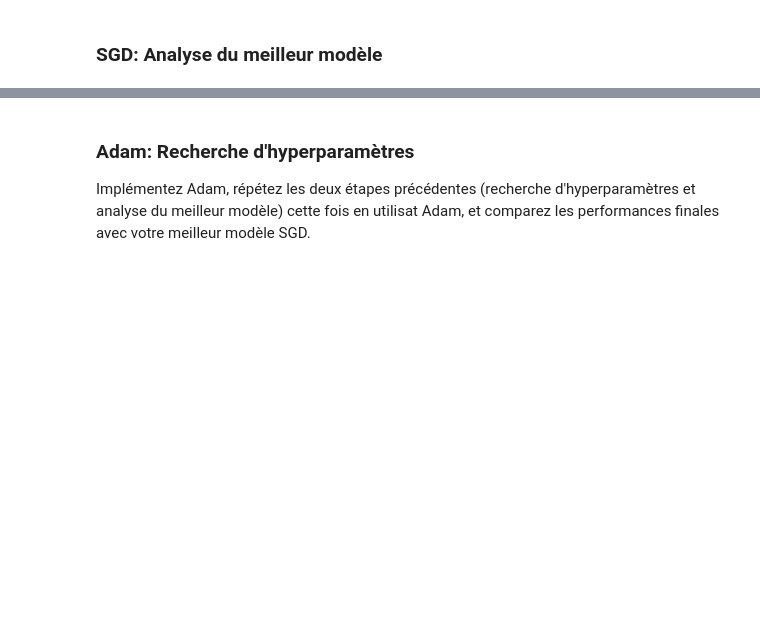
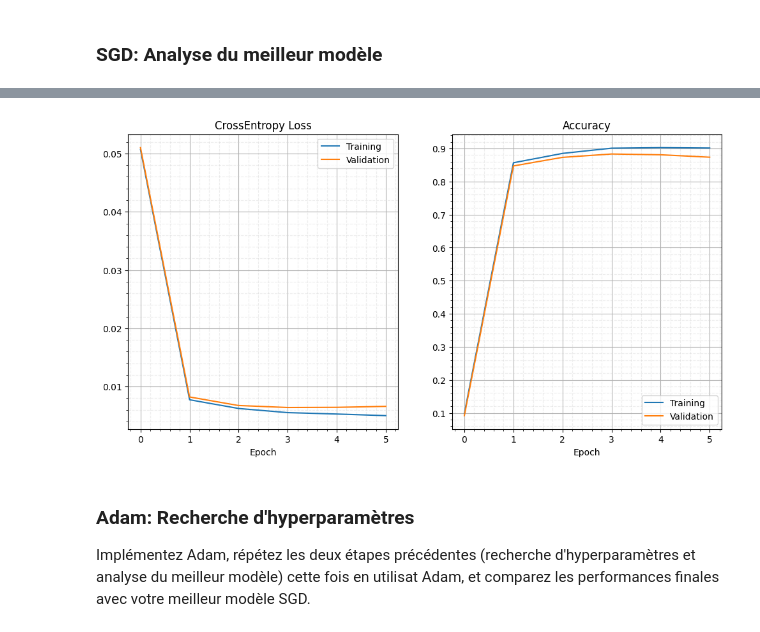
Before and after one commit to Alexndrs/Bayesian-Network-exploration, a Jupyter notebook: INF8225_TP1_H25.ipynb, the cells around one changed output, grey strips where cells are left out. Saved outputs shown, nothing was run; the diff lists cells and outputs as text; code cells hidden in the pictures; blank space fills up the shorter version.

```diff
--- a/INF8225_TP1_H25.ipynb
+++ b/INF8225_TP1_H25.ipynb
@@ -387,14 +389,14 @@ class MLPModel:
         self.params = []
 
         # première couche theta^(1) : (n_hidden_features, n_features+1)
-        self.params.append(torch.randn(n_hidden_features, n_features+1))
+        self.params.append(torch.randn(n_hidden_features, n_features+1) * torch.sqrt(torch.tensor(2.0/(n_features+1))))
 
         # Couches cachées theta^(l) : (n_hidden_features, n_hidden_features + 1)
         for _ in range(n_hidden_layers - 1):
-            self.params.append(torch.randn(n_hidden_features, n_hidden_features + 1))
+            self.params.append(torch.randn(n_hidden_features, n_hidden_features + 1) * torch.sqrt(torch.tensor(2.0/(n_hidden_features+1))))
 
         # dernière couche theta^(L+1) : (n_classes, n_hidden_features + 1)
-        self.params.append(torch.randn(n_classes, n_hidden_features + 1))
+        self.params.append(torch.randn(n_classes, n_hidden_features + 1) * torch.sqrt(torch.tensor(2.0/(n_hidden_features+1))))
 
 
 
@@ -527,7 +529,7 @@ def train(model, lr=0.1, nb_epochs=10, sgd=True, data_loader_train=None, data_lo
 depth_list = [1,3,5]   # Define ranges in a list
 width_list = [25, 100, 300, 500, 1000]   # Define ranges in a list
 lr = 0.001           # Some value
-batch_size = 20   # Some value
+batch_size = 50   # Some value
 
 with torch.no_grad():
   for depth in depth_list:
@@ -571,10 +573,10 @@ depth\width  | 25 | 100 | 300 | 500 | 1000
 # %%
 # SGD
 # Montrez les résultats pour la meilleure configuration trouvez ci-dessus.
-depth = None    # TODO: Vous devez modifier cette valeur avec la meilleur que vous avez eu.
-width = None    # TODO: Vous devez modifier cette valeur avec la meilleur que vous avez eu.
-lr = 0.05           # Some value
-batch_size = 500   # Some value
+depth = 5    # TODO: Vous devez modifier cette valeur avec la meilleur que vous avez eu.
+width = 1000    # TODO: Vous devez modifier cette valeur avec la meilleur que vous avez eu.
+lr = 0.001           # Some value
+batch_size = 50   # Some value
 
 with torch.no_grad():
   data_loader_train, data_loader_val, data_loader_test = get_fashion_mnist_dataloaders(val_percentage=0.1, batch_size=batch_size)
@@ -590,3 +592,4 @@ print("Evaluation of the best training model over test set")
 print("------")
 print(f"Loss : {loss_test:.3f}")
 print(f"Accuracy : {accuracy_test*100.:.3f}")
+# %% [output]
@@ -593,3 +608,4 @@ print(f"Accuracy : {accuracy_test*100.:.3f}")
+[figure, added]
 # %% [markdown]
 ### Adam: Recherche d'hyperparamètres
 
```
Also changed, not shown: parts of 6 cells of this notebook.
